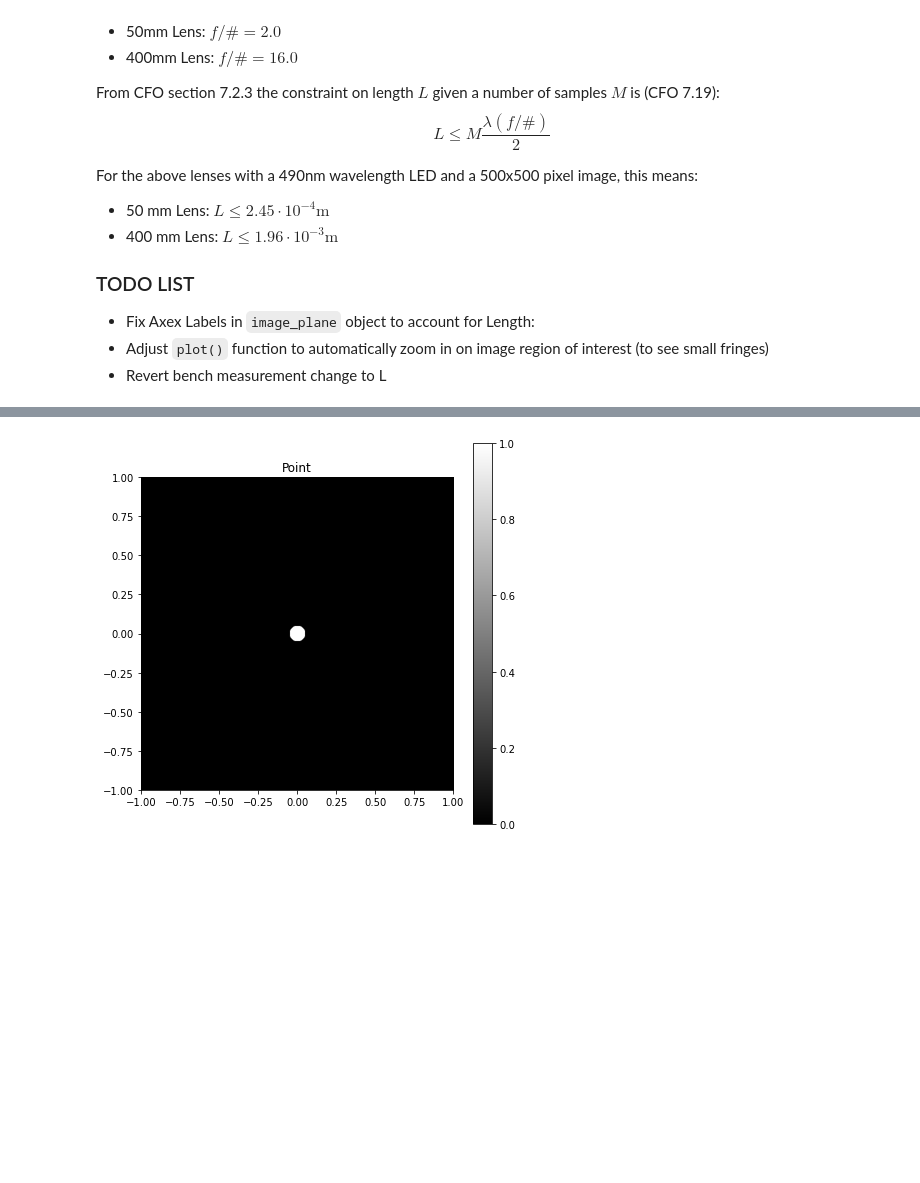
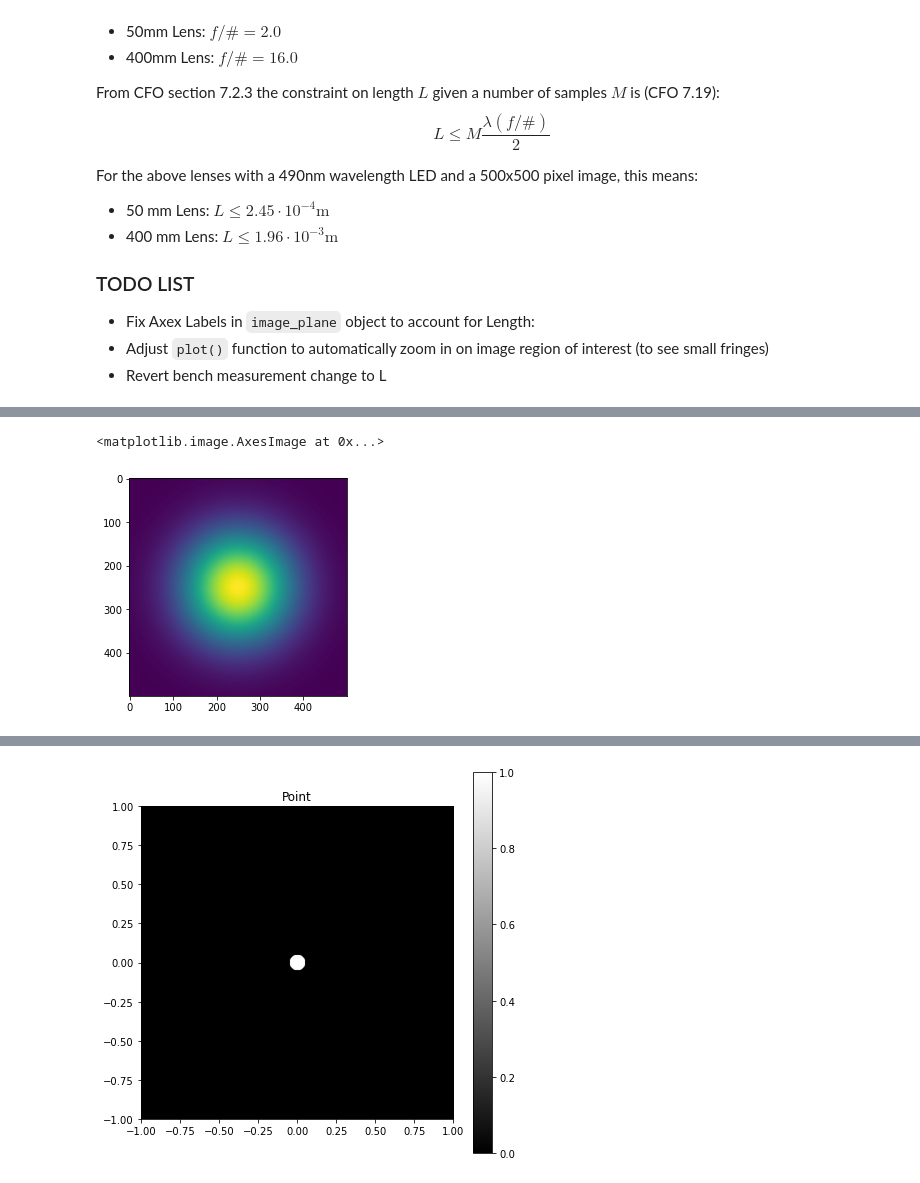
Before and after one commit to cjmcmahon1/FINCH, a Jupyter notebook: bench_sim.ipynb, the cells around one changed output, grey strips where cells are left out. Drawn from its saved outputs; the diff is of its cells as text; code cells hidden in the pictures; blank space fills up the shorter version.

```diff
--- a/bench_sim.ipynb
+++ b/bench_sim.ipynb
@@ -76,3 +98,10 @@ class image_plane:
+# %%
+plt.figure("test")
+ax = plt.gca()
+ax.imshow(gaus.image)
+# %% [output]
+<matplotlib.image.AxesImage at 0x...>
+[figure, added]
 # %%
 def point_distribution(sample_density=100):
     #create a uniform distribution of (sample_density^2) 2D coordinates
```
Also changed, not shown: parts of 3 cells of this notebook.
